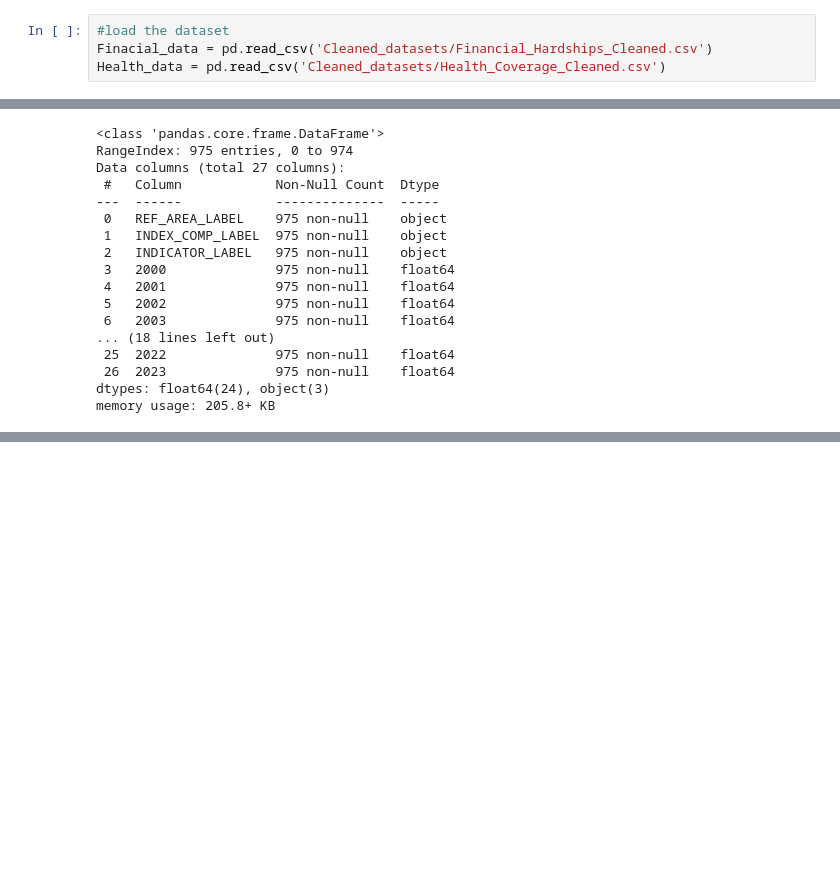
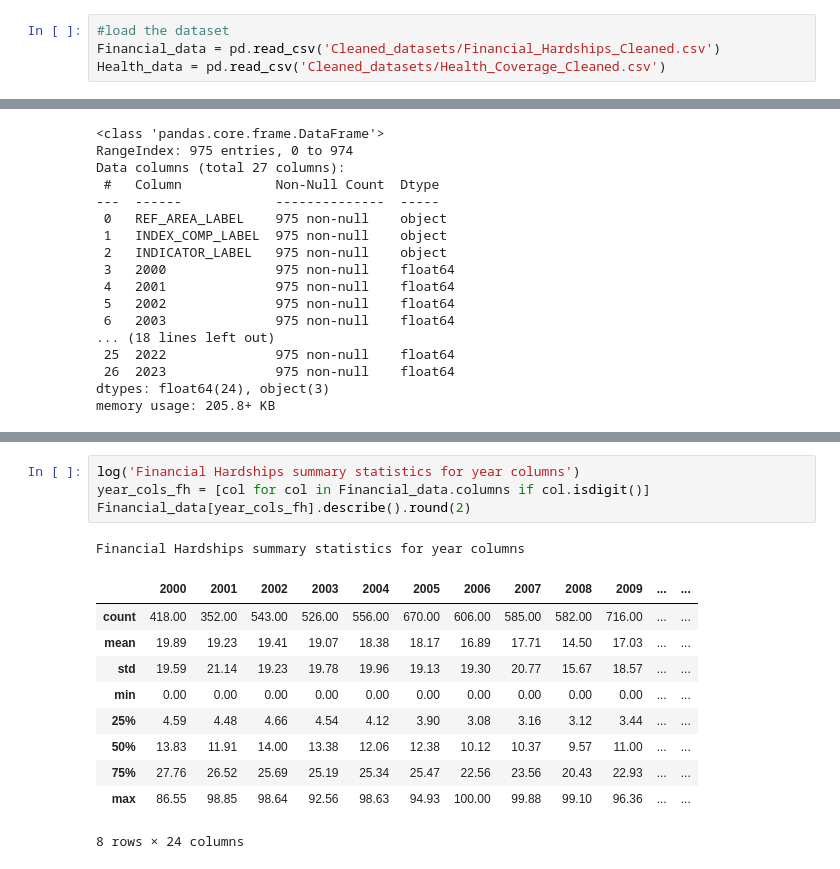
Before and after one commit to deelux-2468/Individual-_CW_DSPLC-IIT, a Jupyter notebook: EDA.ipynb, the cells around one changed output, grey strips where cells are left out. Drawn from its saved outputs; the diff is of its cells as text; blank space fills up the shorter version.

```diff
--- a/EDA.ipynb
+++ b/EDA.ipynb
@@ -5,7 +5,7 @@ import seaborn as sns
 import os
 # %%
 #load the dataset
-Finacial_data = pd.read_csv('Cleaned_datasets/Financial_Hardships_Cleaned.csv')
+Financial_data = pd.read_csv('Cleaned_datasets/Financial_Hardships_Cleaned.csv')
 Health_data = pd.read_csv('Cleaned_datasets/Health_Coverage_Cleaned.csv')
 # %%
 os.makedirs("logs", exist_ok=True)
@@ -96,0 +113,16 @@ memory usage: 205.8+ KB
+# %%
+log('Financial Hardships summary statistics for year columns')
+year_cols_fh = [col for col in Financial_data.columns if col.isdigit()]
+Financial_data[year_cols_fh].describe().round(2)
+# %% [output]
+Financial Hardships summary statistics for year columns
+|  | 2000 | 2001 | 2002 | 2003 | 2004 | 2005 | 2006 | 2007 | 2008 | 2009 | ... | ... |
+| count | 418.00 | 352.00 | 543.00 | 526.00 | 556.00 | 670.00 | 606.00 | 585.00 | 582.00 | 716.00 | ... | ... |
+| mean | 19.89 | 19.23 | 19.41 | 19.07 | 18.38 | 18.17 | 16.89 | 17.71 | 14.50 | 17.03 | ... | ... |
+| std | 19.59 | 21.14 | 19.23 | 19.78 | 19.96 | 19.13 | 19.30 | 20.77 | 15.67 | 18.57 | ... | ... |
+| min | 0.00 | 0.00 | 0.00 | 0.00 | 0.00 | 0.00 | 0.00 | 0.00 | 0.00 | 0.00 | ... | ... |
+| 25% | 4.59 | 4.48 | 4.66 | 4.54 | 4.12 | 3.90 | 3.08 | 3.16 | 3.12 | 3.44 | ... | ... |
+| 50% | 13.83 | 11.91 | 14.00 | 13.38 | 12.06 | 12.38 | 10.12 | 10.37 | 9.57 | 11.00 | ... | ... |
+| 75% | 27.76 | 26.52 | 25.69 | 25.19 | 25.34 | 25.47 | 22.56 | 23.56 | 20.43 | 22.93 | ... | ... |
+| max | 86.55 | 98.85 | 98.64 | 92.56 | 98.63 | 94.93 | 100.00 | 99.88 | 99.10 | 96.36 | ... | ... |
+8 rows × 24 columns
```
Also changed, not shown: parts of 5 cells of this notebook, 1 other file.
